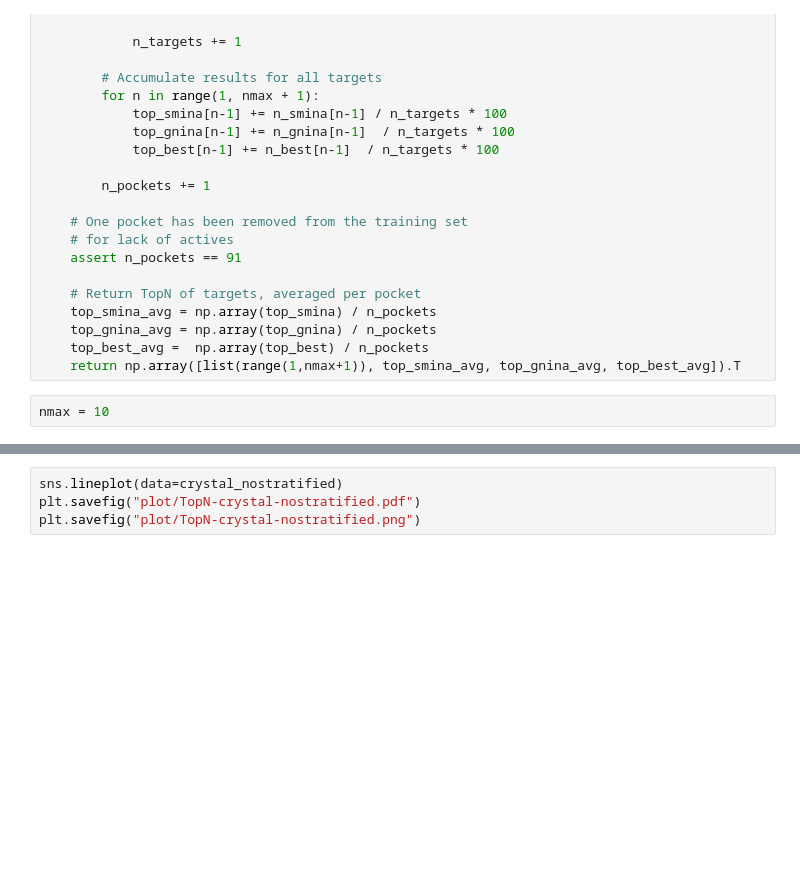
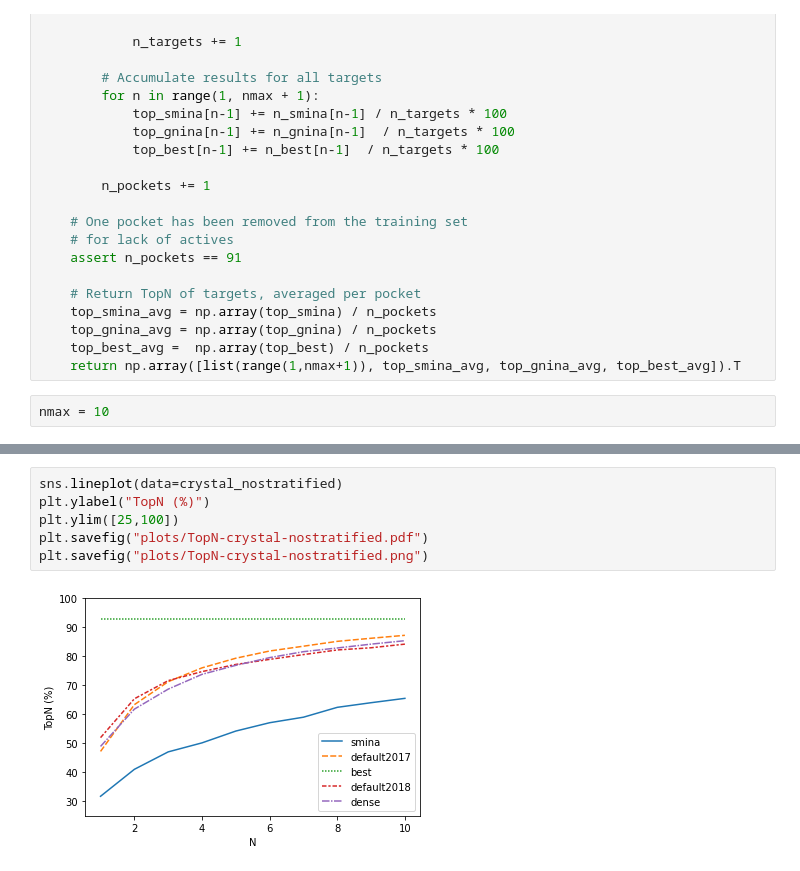
Before and after one commit to RMeli/gsoc19, a Jupyter notebook: crossdocking/cd-downsampled/analysis/TopN.ipynb, the cells around one changed output, grey strips where cells are left out. Drawn from its saved outputs; the diff is of its cells as text; blank space fills up the shorter version.

```diff
--- a/crossdocking/cd-downsampled/analysis/TopN.ipynb
+++ b/crossdocking/cd-downsampled/analysis/TopN.ipynb
@@ -168,7 +177,11 @@ crystal_nostratified
 # %%
 sns.lineplot(data=crystal_nostratified)
-plt.savefig("plot/TopN-crystal-nostratified.pdf")
-plt.savefig("plot/TopN-crystal-nostratified.png")
+plt.ylabel("TopN (%)")
+plt.ylim([25,100])
+plt.savefig("plots/TopN-crystal-nostratified.pdf")
+plt.savefig("plots/TopN-crystal-nostratified.png")
+# %% [output]
+[figure, added]
 # %%
 crystal_stratified = pd.concat(
     (
```
Also changed, not shown: parts of 11 cells of this notebook, 20 other files.
